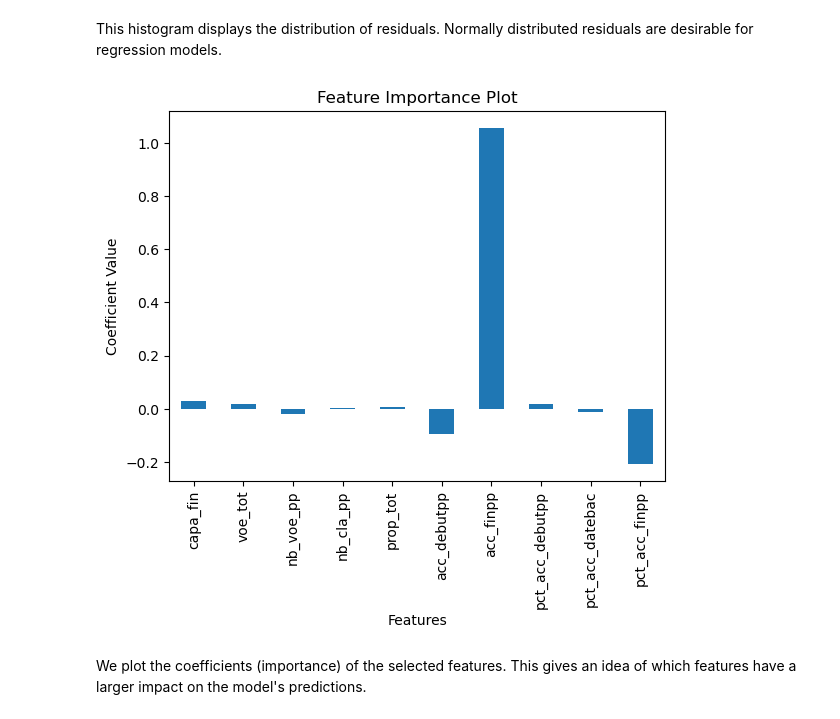
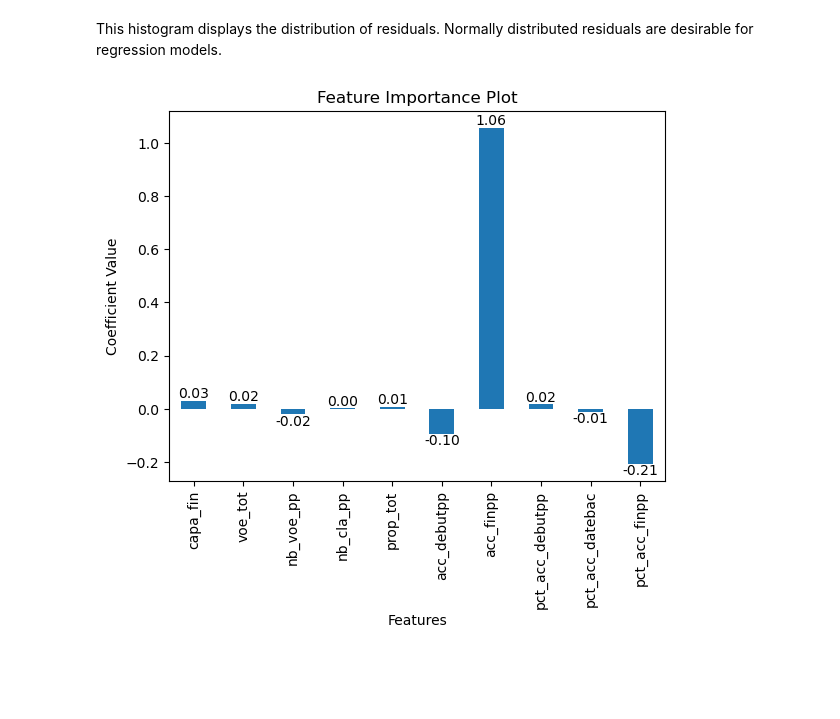
Before and after one commit to bapthub/summer-school-project, a Jupyter notebook: main.ipynb, the cells around one changed output. Cells and saved outputs as stored; diff of their text form; code cells hidden in the pictures; blank space fills up the shorter version.

```diff
--- a/main.ipynb
+++ b/main.ipynb
@@ -296,12 +287,18 @@ This histogram displays the distribution of residuals. Normally distributed resi
 # %%
 # Feature Importance Plot (coefficients)
 coef_importance = pd.Series(model.coef_, index=selected_features)
-coef_importance.plot(kind='bar')
+ax = coef_importance.plot(kind='bar')
 plt.xlabel("Features")
 plt.ylabel("Coefficient Value")
 plt.title("Feature Importance Plot")
+
+# Add the coefficient values below each bar
+for i, v in enumerate(coef_importance):
+    if v >= 0:
+        ax.text(i, v, f"{v:.2f}", ha='center', va='bottom')
+    else:
+        ax.text(i, v, f"{v:.2f}", ha='center', va='top')
+
 plt.show()
 # %% [output]
-[figure, old version]
+[figure, new version]
-# %% [markdown]
-We plot the coefficients (importance) of the selected features. This gives an idea of which features have a larger impact on the model's predictions.
```
Also changed, not shown: parts of 19 cells of this notebook.
